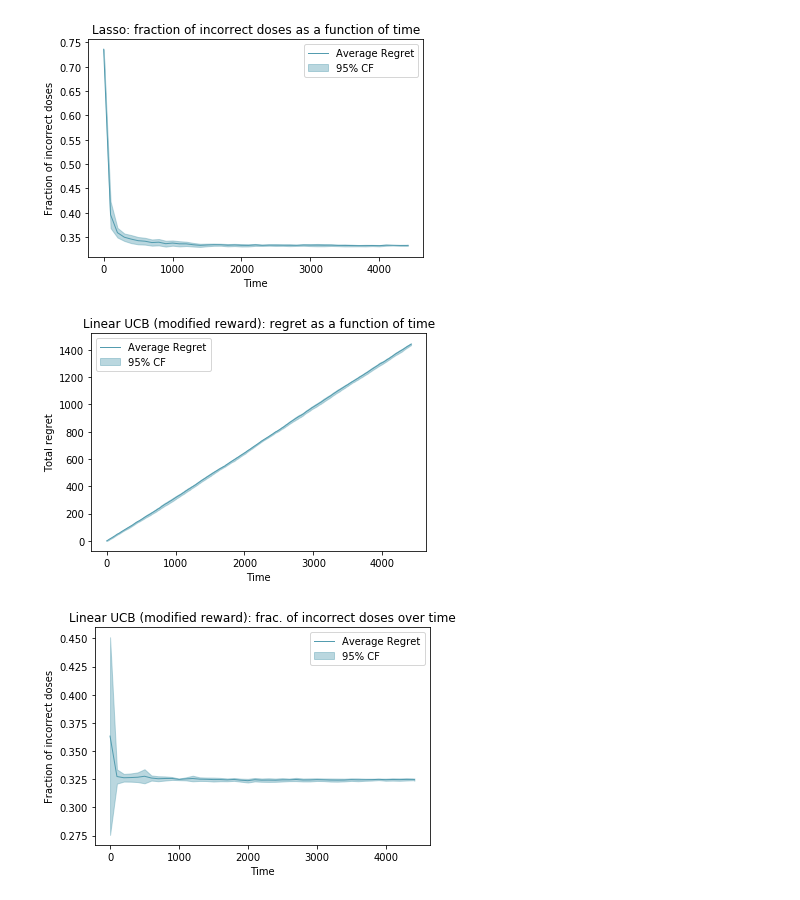
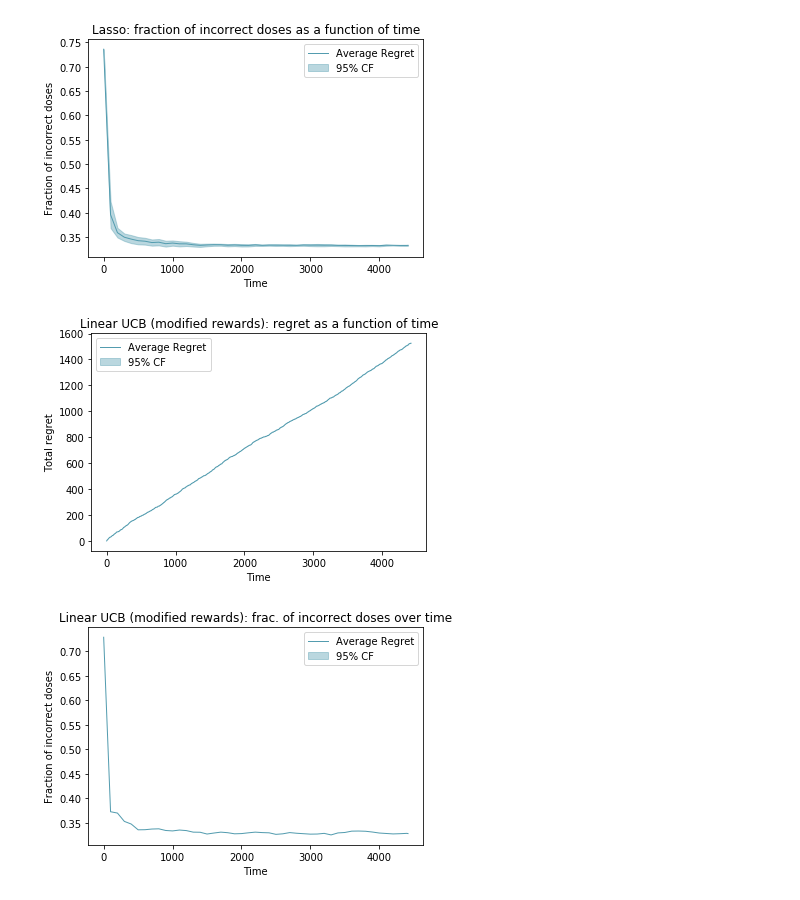
Before and after one commit to mrlsdvd/warfarin-dose-estimation, a Jupyter notebook: notebooks/baseline_comparison.ipynb, the cells around one changed output. Saved outputs shown, nothing was run; the diff lists cells and outputs as text; code cells hidden in the pictures.

```diff
--- a/notebooks/baseline_comparison.ipynb
+++ b/notebooks/baseline_comparison.ipynb
@@ -93,16 +93,17 @@ Fraction of correct decisions: 0.649083088068825
 # %%
 
 ### Linear UCB Model ###
+
+num_iterations = 10
 
 linear_UCB = LinearUCB(num_arms=3, alpha=0.5)
 linear_UCB_features = linear_UCB.get_features(data)
 
 num_examples = linear_UCB_features.values[~np.isnan(linear_UCB_features).any(axis=1)].shape[0]
-linear_UCB_regret = np.zeros((10, num_examples+1))
-linear_UCB_incorrect = np.zeros((10, int(np.ceil(num_examples/100.0)+1)))
+linear_UCB_regret = np.zeros((num_iterations, num_examples+1))
+linear_UCB_incorrect = np.zeros((num_iterations, int(np.ceil(num_examples/100.0)+1)))
 
-num_iters = 10
-for i in range(num_iters):
+for i in range(num_iterations):
     cur_linear_UCB_regret, cur_linear_UCB_incorrect = linear_UCB.train(linear_UCB_features.values[~np.isnan(linear_UCB_features).any(axis=1)], targets.values[~np.isnan(linear_UCB_features).any(axis=1)])
     linear_UCB_regret[i] = np.array(cur_linear_UCB_regret)
     linear_UCB_incorrect[i] = np.array(cur_linear_UCB_incorrect)
@@ -120,15 +121,17 @@ plot_fraction_incorrect(linear_UCB_incorrect, num_examples, "Linear UCB: fractio
 # %%
 
 ### Lasso Model ###
+
+num_iterations = 10
 
 lasso = Lasso(num_arms=3, lambda1=0.05, lambda2=0.05, h=5, q=1)
 lasso_features = lasso.get_features(data)
 
 num_examples = lasso_features.values[~np.isnan(lasso_features).any(axis=1)].shape[0]
-lasso_regret = np.zeros((10, num_examples+1))
-lasso_incorrect = np.zeros((10, int(np.ceil(num_examples/100.0)+1)))
+lasso_regret = np.zeros((num_iterations, num_examples+1))
+lasso_incorrect = np.zeros((num_iterations, int(np.ceil(num_examples/100.0)+1)))
 
-for i in range(10):
+for i in range(num_iterations):
     cur_lasso_regret, cur_lasso_incorrect = lasso.train(lasso_features.values[~np.isnan(lasso_features).any(axis=1)], targets.values[~np.isnan(lasso_features).any(axis=1)])
     lasso_regret[i] = np.array(cur_lasso_regret)
     lasso_incorrect[i] = np.array(cur_lasso_incorrect)
@@ -146,31 +149,32 @@ plot_fraction_incorrect(lasso_incorrect, num_examples, "Lasso: fraction of incor
 # %%
 
 ### Linear UCB Model with new reward structure ###
 
-linear_UCB_new_reward = LinearUCB(num_arms=3, alpha=0.5)
+num_iterations = 1
+
+linear_UCB_new_reward = LinearUCB(num_arms=3, alpha=0.5, reward_correct=0, reward_incorrect_1=-1, reward_incorrect_2=-1)
 linear_UCB_new_reward_features = linear_UCB_new_reward.get_features(data)
 
 num_examples = linear_UCB_new_reward_features.values[~np.isnan(linear_UCB_new_reward_features).any(axis=1)].shape[0]
-linear_UCB_new_reward_regret = np.zeros((10, num_examples+1))
-linear_UCB_new_reward_incorrect = np.zeros((10, int(np.ceil(num_examples/100.0)+1)))
+linear_UCB_new_reward_regret = np.zeros((num_iterations, num_examples+1))
+linear_UCB_new_reward_incorrect = np.zeros((num_iterations, int(np.ceil(num_examples/100.0)+1)))
 
-num_iters = 10
-for i in range(num_iters):
+for i in range(num_iterations):
     cur_linear_UCB_new_reward_regret, cur_linear_UCB_new_reward_incorrect = linear_UCB_new_reward.train(linear_UCB_new_reward_features.values[~np.isnan(linear_UCB_new_reward_features).any(axis=1)],
                                                                                                         targets.values[~np.isnan(linear_UCB_new_reward_features).any(axis=1)])
     linear_UCB_new_reward_regret[i] = np.array(cur_linear_UCB_new_reward_regret)
     linear_UCB_new_reward_incorrect[i] = np.array(cur_linear_UCB_new_reward_incorrect)
 
 # Plot Linear UCB regret
 plot_regret(linear_UCB_new_reward_regret, num_examples, "Linear UCB (modified rewards): regret as a function of time",
                "Time", "Total regret", "Average Regret", "95% CF")
 
 # Plot Linear UCB fraction incorrect
 plot_fraction_incorrect(linear_UCB_new_reward_incorrect, num_examples, "Linear UCB (modified rewards): frac. of incorrect doses over time",
                         "Time", "Fraction of incorrect doses", "Average Regret", "95% CF")
 # %% [output]
-[figure, old version]
+[figure, new version]
-[figure, old version]
+[figure, new version]
 # %%
 
 ### Lasso Model with new reward structure ###
```
Also changed, not shown: parts of 3 cells of this notebook, 1 other file.
